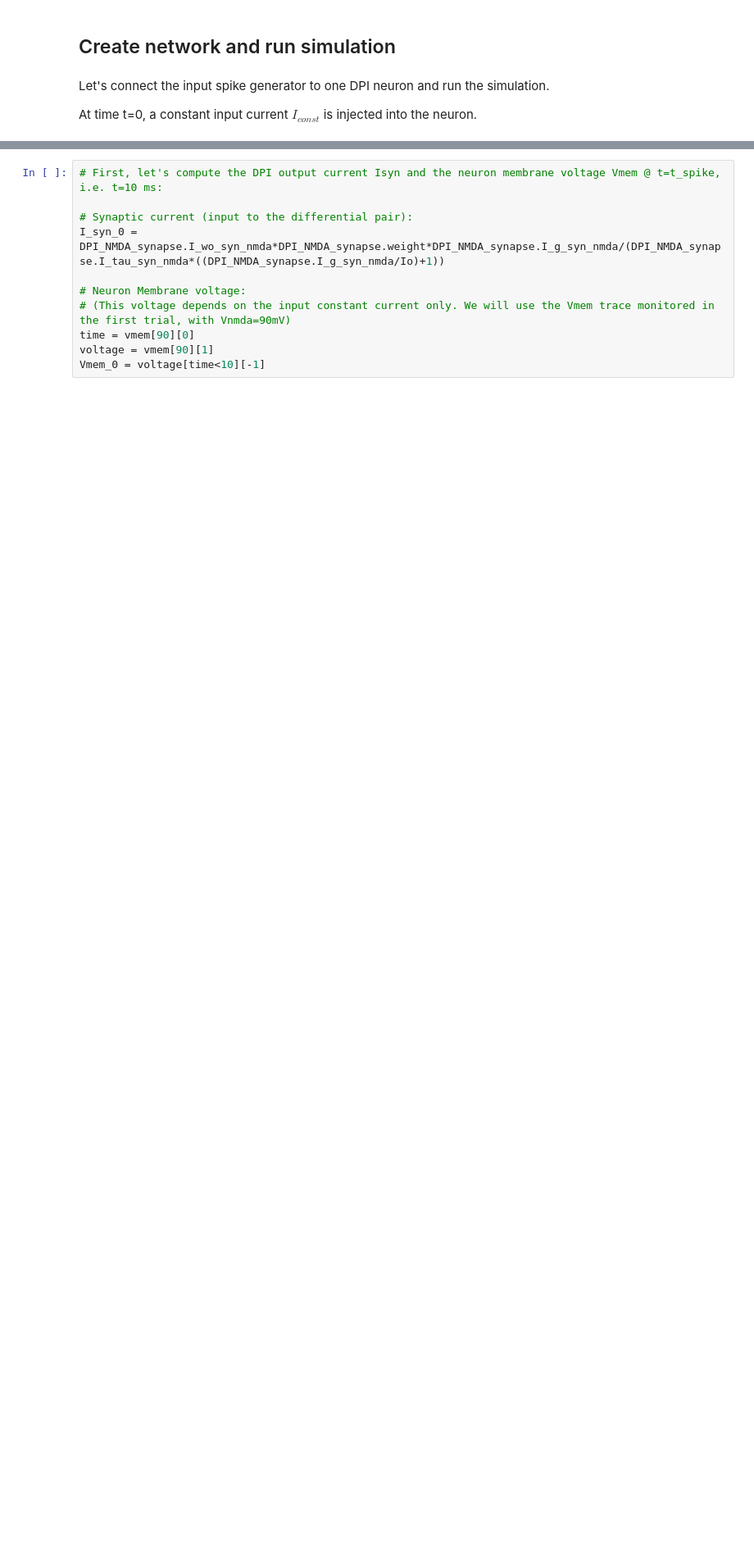
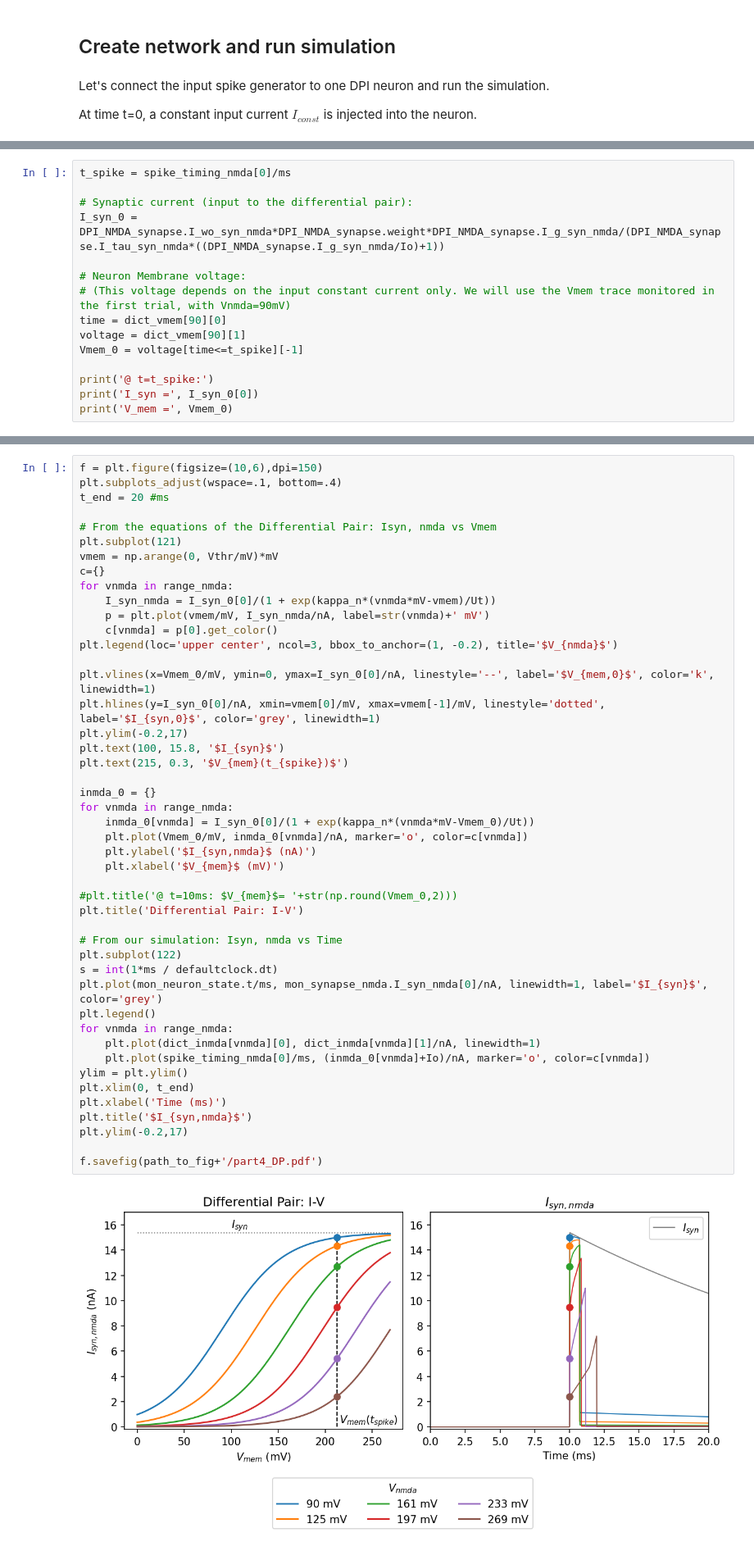
Before and after one commit to YigitDemirag/dynapse-simulator, a Jupyter notebook: part4.ipynb, the cells around one changed output, grey strips where cells are left out. Shown at 82% size. Cells and saved outputs as stored; diff of their text form; blank space fills up the shorter version.

```diff
--- a/part4.ipynb
+++ b/part4.ipynb
@@ -221,0 +211,15 @@ Now we will show how the differential pair block at the output of the DPI acts a
+# %%
+t_spike = spike_timing_nmda[0]/ms
+
+# Synaptic current (input to the differential pair):
+I_syn_0 = DPI_NMDA_synapse.I_wo_syn_nmda*DPI_NMDA_synapse.weight*DPI_NMDA_synapse.I_g_syn_nmda/(DPI_NMDA_synapse.I_tau_syn_nmda*((DPI_NMDA_synapse.I_g_syn_nmda/Io)+1))
+
+# Neuron Membrane voltage:
+# (This voltage depends on the input constant current only. We will use the Vmem trace monitored in the first trial, with Vnmda=90mV)
+time = dict_vmem[90][0]
+voltage = dict_vmem[90][1]
+Vmem_0 = voltage[time<=t_spike][-1]
+
+print('@ t=t_spike:')
+print('I_syn =', I_syn_0[0])
+print('V_mem =', Vmem_0)
@@ -222,11 +230,48 @@ Now we will show how the differential pair block at the output of the DPI acts a
 # %%
-# First, let's compute the DPI output current Isyn and the neuron membrane voltage Vmem @ t=t_spike, i.e. t=10 ms:
+f = plt.figure(figsize=(10,6),dpi=150)
+plt.subplots_adjust(wspace=.1, bottom=.4)
+t_end = 20 #ms
 
-# Synaptic current (input to the differential pair):
-I_syn_0 = DPI_NMDA_synapse.I_wo_syn_nmda*DPI_NMDA_synapse.weight*DPI_NMDA_synapse.I_g_syn_nmda/(DPI_NMDA_synapse.I_tau_syn_nmda*((DPI_NMDA_synapse.I_g_syn_nmda/Io)+1))
+# From the equations of the Differential Pair: Isyn, nmda vs Vmem
+plt.subplot(121)
+vmem = np.arange(0, Vthr/mV)*mV
+c={}
+for vnmda in range_nmda:
+    I_syn_nmda = I_syn_0[0]/(1 + exp(kappa_n*(vnmda*mV-vmem)/Ut))
+    p = plt.plot(vmem/mV, I_syn_nmda/nA, label=str(vnmda)+' mV')
+    c[vnmda] = p[0].get_color()
+plt.legend(loc='upper center', ncol=3, bbox_to_anchor=(1, -0.2), title='$V_{nmda}$')
 
-# Neuron Membrane voltage:
-# (This voltage depends on the input constant current only. We will use the Vmem trace monitored in the first trial, with Vnmda=90mV)
-time = vmem[90][0]
-voltage = vmem[90][1]
-Vmem_0 = voltage[time<10][-1]
+plt.vlines(x=Vmem_0/mV, ymin=0, ymax=I_syn_0[0]/nA, linestyle='--', label='$V_{mem,0}$', color='k', linewidth=1)
+plt.hlines(y=I_syn_0[0]/nA, xmin=vmem[0]/mV, xmax=vmem[-1]/mV, linestyle='dotted', label='$I_{syn,0}$', color='grey', linewidth=1)
+plt.ylim(-0.2,17)
+plt.text(100, 15.8, '$I_{syn}$')
+plt.text(215, 0.3, '$V_{mem}(t_{spike})$')
+
+inmda_0 = {}
+for vnmda in range_nmda:
+    inmda_0[vnmda] = I_syn_0[0]/(1 + exp(kappa_n*(vnmda*mV-Vmem_0)/Ut))
+    plt.plot(Vmem_0/mV, inmda_0[vnmda]/nA, marker='o', color=c[vnmda])
+    plt.ylabel('$I_{syn,nmda}$ (nA)')
+    plt.xlabel('$V_{mem}$ (mV)')
+
+#plt.title('@ t=10ms: $V_{mem}$= '+str(np.round(Vmem_0,2)))
+plt.title('Differential Pair: I-V')
+
+# From our simulation: Isyn, nmda vs Time
+plt.subplot(122)
+s = int(1*ms / defaultclock.dt)
+plt.plot(mon_neuron_state.t/ms, mon_synapse_nmda.I_syn_nmda[0]/nA, linewidth=1, label='$I_{syn}$', color='grey')
+plt.legend()
+for vnmda in range_nmda:
+    plt.plot(dict_inmda[vnmda][0], dict_inmda[vnmda][1]/nA, linewidth=1)
+    plt.plot(spike_timing_nmda[0]/ms, (inmda_0[vnmda]+Io)/nA, marker='o', color=c[vnmda])
+ylim = plt.ylim()
+plt.xlim(0, t_end)
+plt.xlabel('Time (ms)')
+plt.title('$I_{syn,nmda}$')
+plt.ylim(-0.2,17)
+
+f.savefig(path_to_fig+'/part4_DP.pdf')
+# %% [output]
+[figure, added]
```
Also changed, not shown: parts of 19 cells of this notebook.
